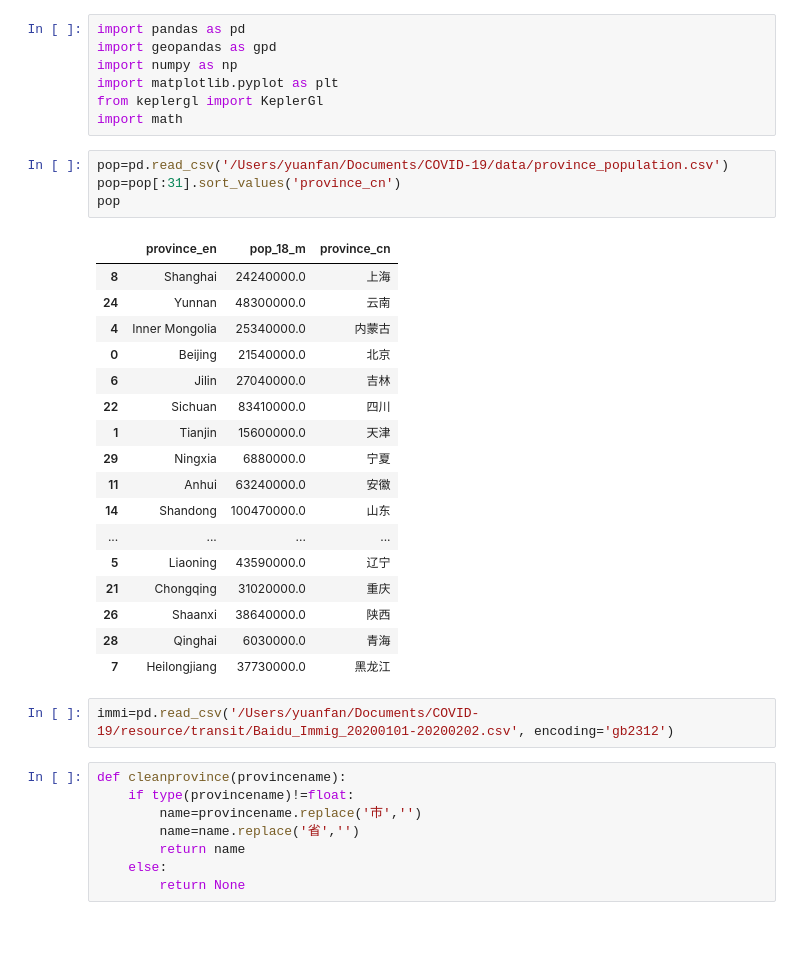
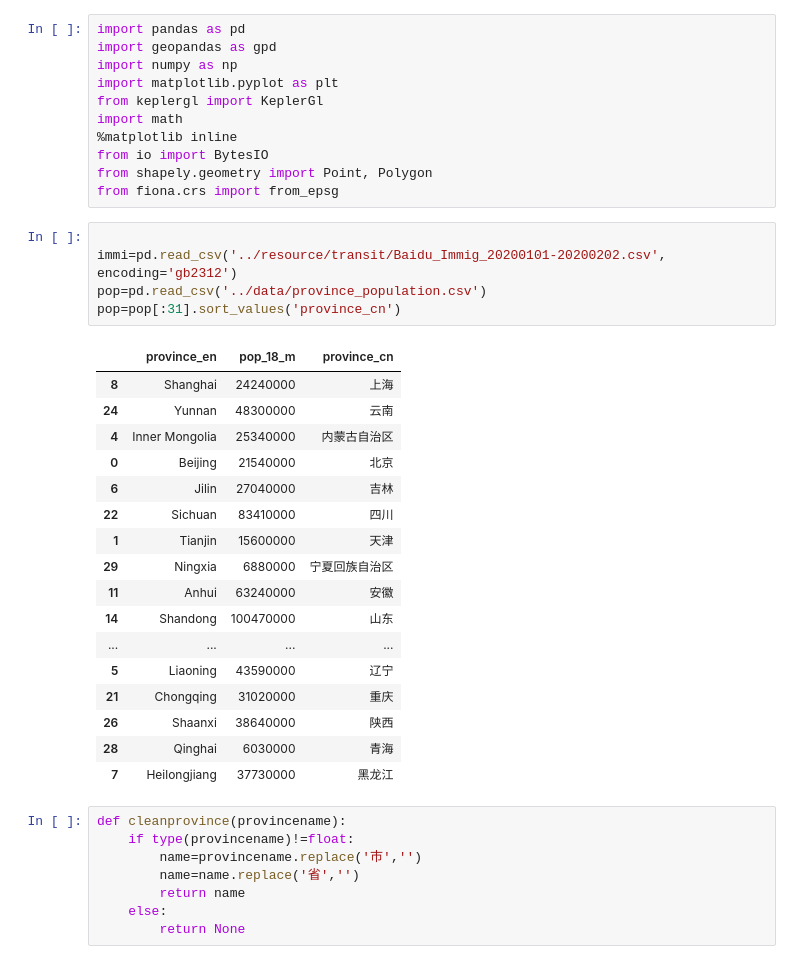
Before and after one commit to brookefzy/COVID-19, a Jupyter notebook: Province_level_simulation_with_mobility_factor.ipynb, the cells around one changed output. Cells and saved outputs as stored; diff of their text form; blank space fills up the shorter version.

```diff
--- a/Province_level_simulation_with_mobility_factor.ipynb
+++ b/Province_level_simulation_with_mobility_factor.ipynb
@@ -5,30 +5,33 @@ import numpy as np
 import matplotlib.pyplot as plt
 from keplergl import KeplerGl
 import math
+%matplotlib inline
+from io import BytesIO
+from shapely.geometry import Point, Polygon
+from fiona.crs import from_epsg
 # %%
-pop=pd.read_csv('/Users/yuanfan/Documents/COVID-19/data/province_population.csv')
+
+immi=pd.read_csv('../resource/transit/Baidu_Immig_20200101-20200202.csv', encoding='gb2312')
+pop=pd.read_csv('../data/province_population.csv')
 pop=pop[:31].sort_values('province_cn')
-pop
 # %% [output]
 |  | province_en | pop_18_m | province_cn |
-| 8 | Shanghai | 24240000.0 | 上海 |
-| 24 | Yunnan | 48300000.0 | 云南 |
-| 4 | Inner Mongolia | 25340000.0 | 内蒙古 |
-| 0 | Beijing | 21540000.0 | 北京 |
-| 6 | Jilin | 27040000.0 | 吉林 |
-| 22 | Sichuan | 83410000.0 | 四川 |
-| 1 | Tianjin | 15600000.0 | 天津 |
-| 29 | Ningxia | 6880000.0 | 宁夏 |
-| 11 | Anhui | 63240000.0 | 安徽 |
-| 14 | Shandong | 100470000.0 | 山东 |
+| 8 | Shanghai | 24240000 | 上海 |
+| 24 | Yunnan | 48300000 | 云南 |
+| 4 | Inner Mongolia | 25340000 | 内蒙古自治区 |
+| 0 | Beijing | 21540000 | 北京 |
+| 6 | Jilin | 27040000 | 吉林 |
+| 22 | Sichuan | 83410000 | 四川 |
+| 1 | Tianjin | 15600000 | 天津 |
+| 29 | Ningxia | 6880000 | 宁夏回族自治区 |
+| 11 | Anhui | 63240000 | 安徽 |
+| 14 | Shandong | 100470000 | 山东 |
 | ... | ... | ... | ... |
-| 5 | Liaoning | 43590000.0 | 辽宁 |
-| 21 | Chongqing | 31020000.0 | 重庆 |
-| 26 | Shaanxi | 38640000.0 | 陕西 |
-| 28 | Qinghai | 6030000.0 | 青海 |
-| 7 | Heilongjiang | 37730000.0 | 黑龙江 |
+| 5 | Liaoning | 43590000 | 辽宁 |
+| 21 | Chongqing | 31020000 | 重庆 |
+| 26 | Shaanxi | 38640000 | 陕西 |
+| 28 | Qinghai | 6030000 | 青海 |
+| 7 | Heilongjiang | 37730000 | 黑龙江 |
-# %%
-immi=pd.read_csv('/Users/yuanfan/Documents/COVID-19/resource/transit/Baidu_Immig_20200101-20200202.csv', encoding='gb2312')
 # %%
 def cleanprovince(provincename):
     if type(provincename)!=float:
```
Also changed, not shown: parts of 75 cells of this notebook, 2 other files.
